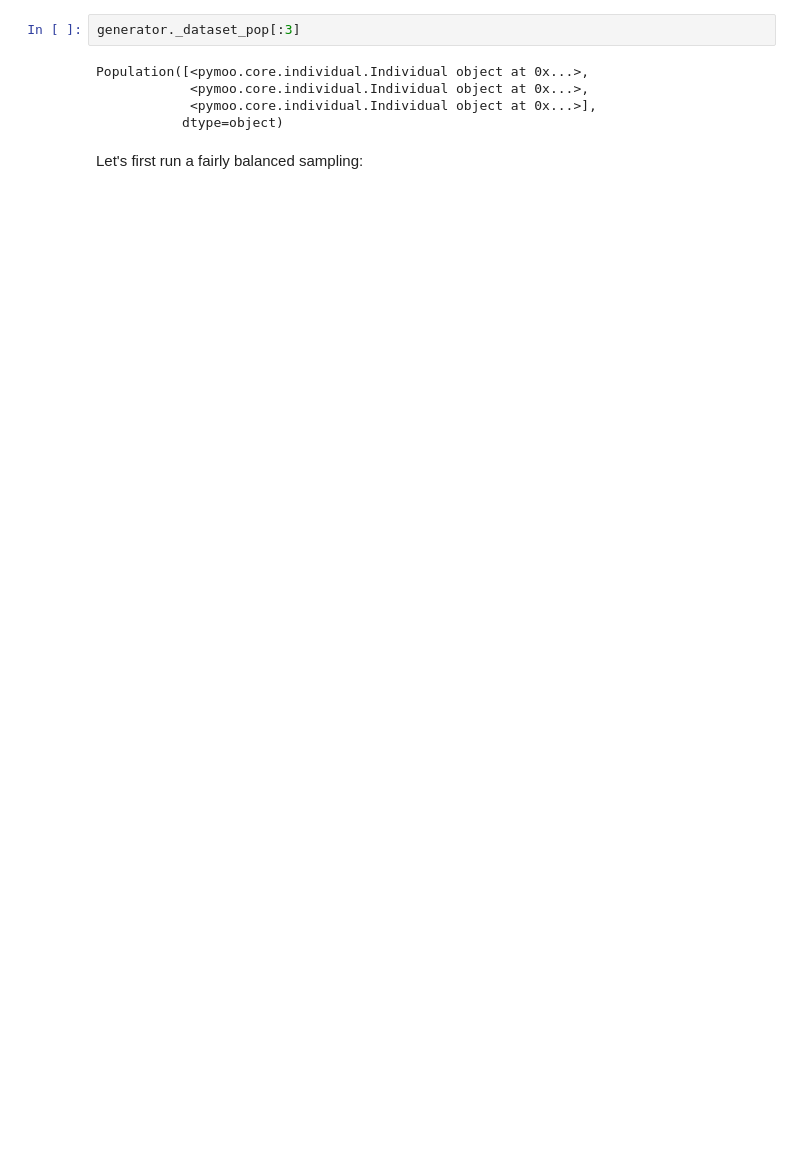
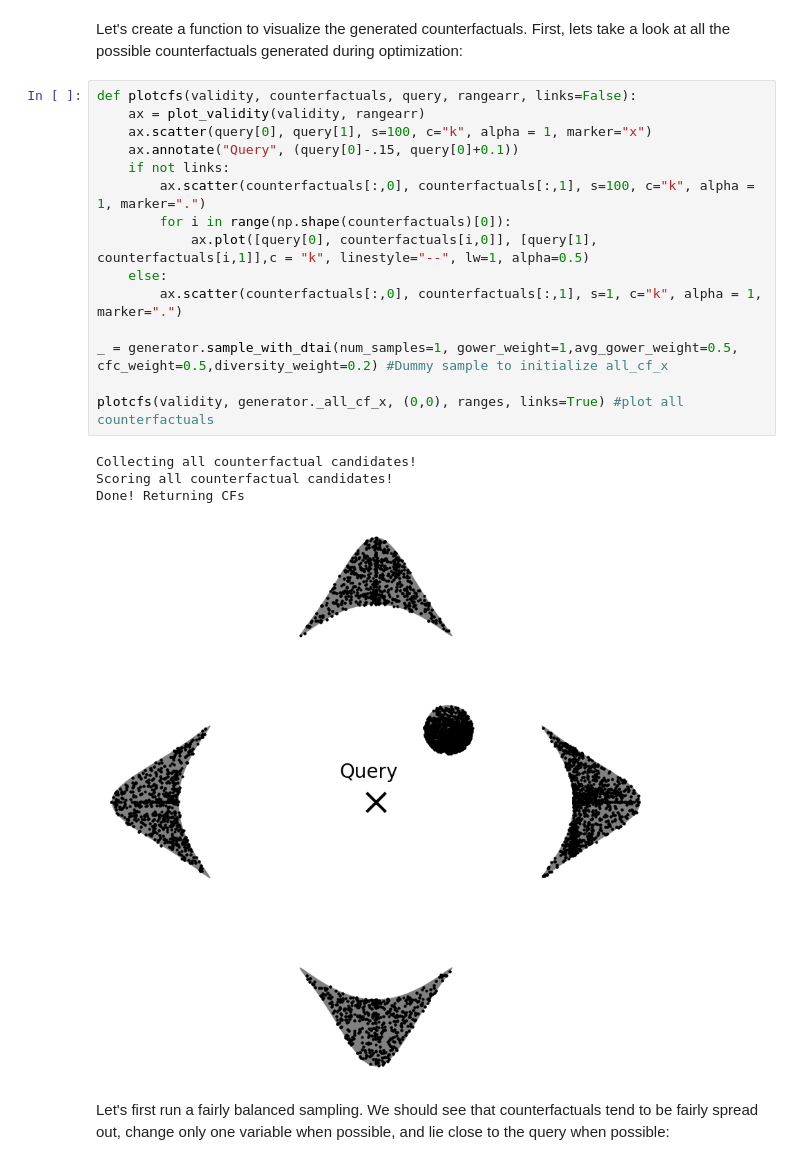
Before and after one commit to Lyleregenwetter/Multiobjective-Counterfactuals-for-Design, a Jupyter notebook: notebooks/2D Paper Results.ipynb, the cells around one changed output. Saved outputs shown, nothing was run; the diff lists cells and outputs as text; blank space fills up the shorter version.

```diff
--- a/notebooks/2D Paper Results.ipynb
+++ b/notebooks/2D Paper Results.ipynb
@@ -125,12 +116,27 @@ n_gen  |  n_eval  | n_nds  |     cv_min    |     cv_avg    |      eps      |   i
-# %%
-generator._dataset_pop[:3]
-# %% [output]
-Population([<pymoo.core.individual.Individual object at 0x...>,
-            <pymoo.core.individual.Individual object at 0x...>,
-            <pymoo.core.individual.Individual object at 0x...>],
-           dtype=object)
+# %% [markdown]
+Let's create a function to visualize the generated counterfactuals. First, lets take a look at all the possible counterfactuals generated during optimization:
+# %%
+def plotcfs(validity, counterfactuals, query, rangearr, links=False):
+    ax = plot_validity(validity, rangearr)
+    ax.scatter(query[0], query[1], s=100, c="k", alpha = 1, marker="x")
+    ax.annotate("Query", (query[0]-.15, query[0]+0.1))
+    if not links:
+        ax.scatter(counterfactuals[:,0], counterfactuals[:,1], s=100, c="k", alpha = 1, marker=".")
+        for i in range(np.shape(counterfactuals)[0]):
+            ax.plot([query[0], counterfactuals[i,0]], [query[1], counterfactuals[i,1]],c = "k", linestyle="--", lw=1, alpha=0.5)
+    else:
+        ax.scatter(counterfactuals[:,0], counterfactuals[:,1], s=1, c="k", alpha = 1, marker=".")
+
+_ = generator.sample_with_dtai(num_samples=1, gower_weight=1,avg_gower_weight=0.5, cfc_weight=0.5,diversity_weight=0.2) #Dummy sample to initialize all_cf_x
+
+plotcfs(validity, generator._all_cf_x, (0,0), ranges, links=True) #plot all counterfactuals
+# %% [output]
+Collecting all counterfactual candidates!
+Scoring all counterfactual candidates!
+Done! Returning CFs
+[figure, added]
 # %% [markdown]
-Let's first run a fairly balanced sampling:
+Let's first run a fairly balanced sampling. We should see that counterfactuals tend to be fairly spread out, change only one variable when possible, and lie close to the query when possible:
 # %%
 counterfactuals = generator.sample_with_dtai(num_samples=10, gower_weight=1,
                                              avg_gower_weight=0.5, cfc_weight=0.5,
```
Also changed, not shown: parts of 22 cells of this notebook.
